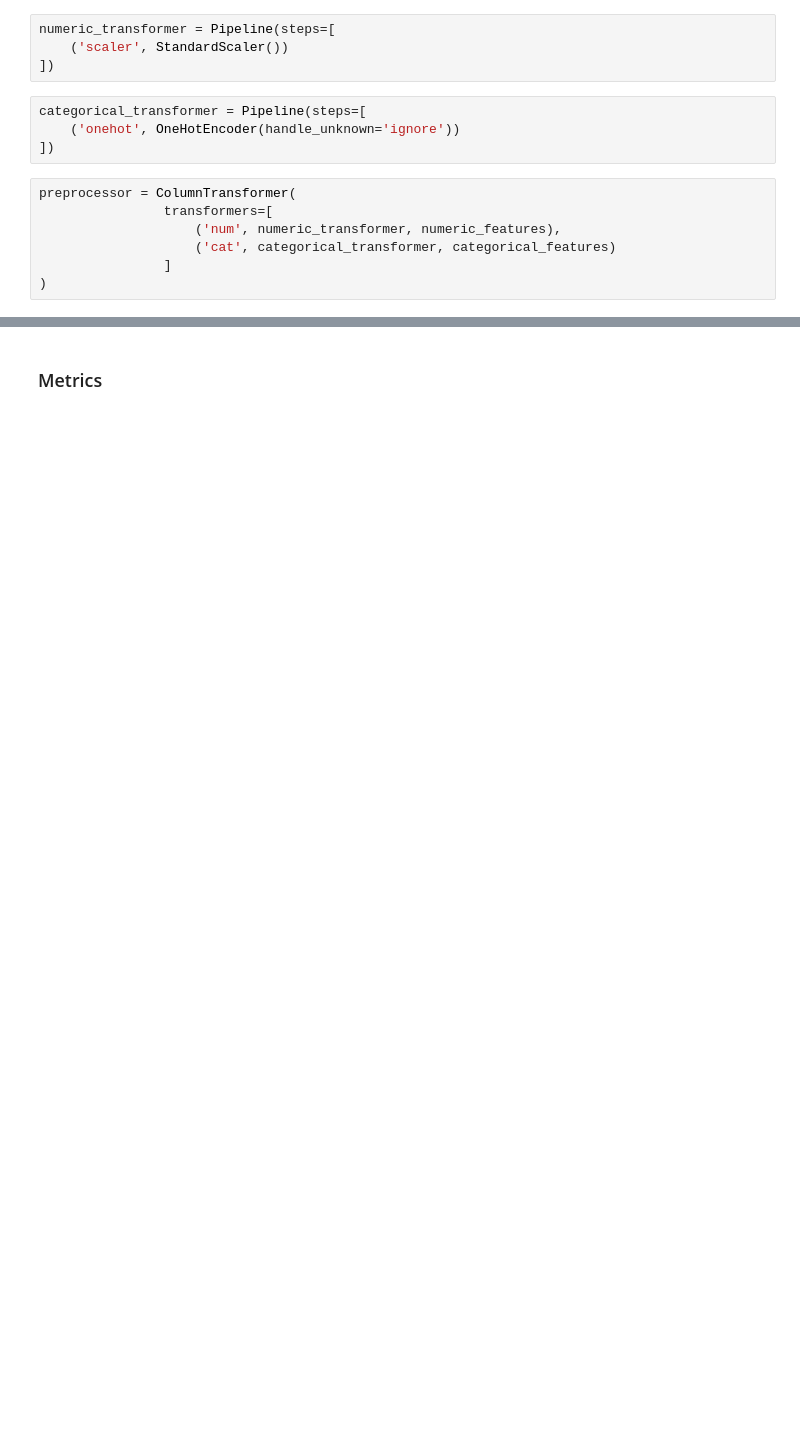
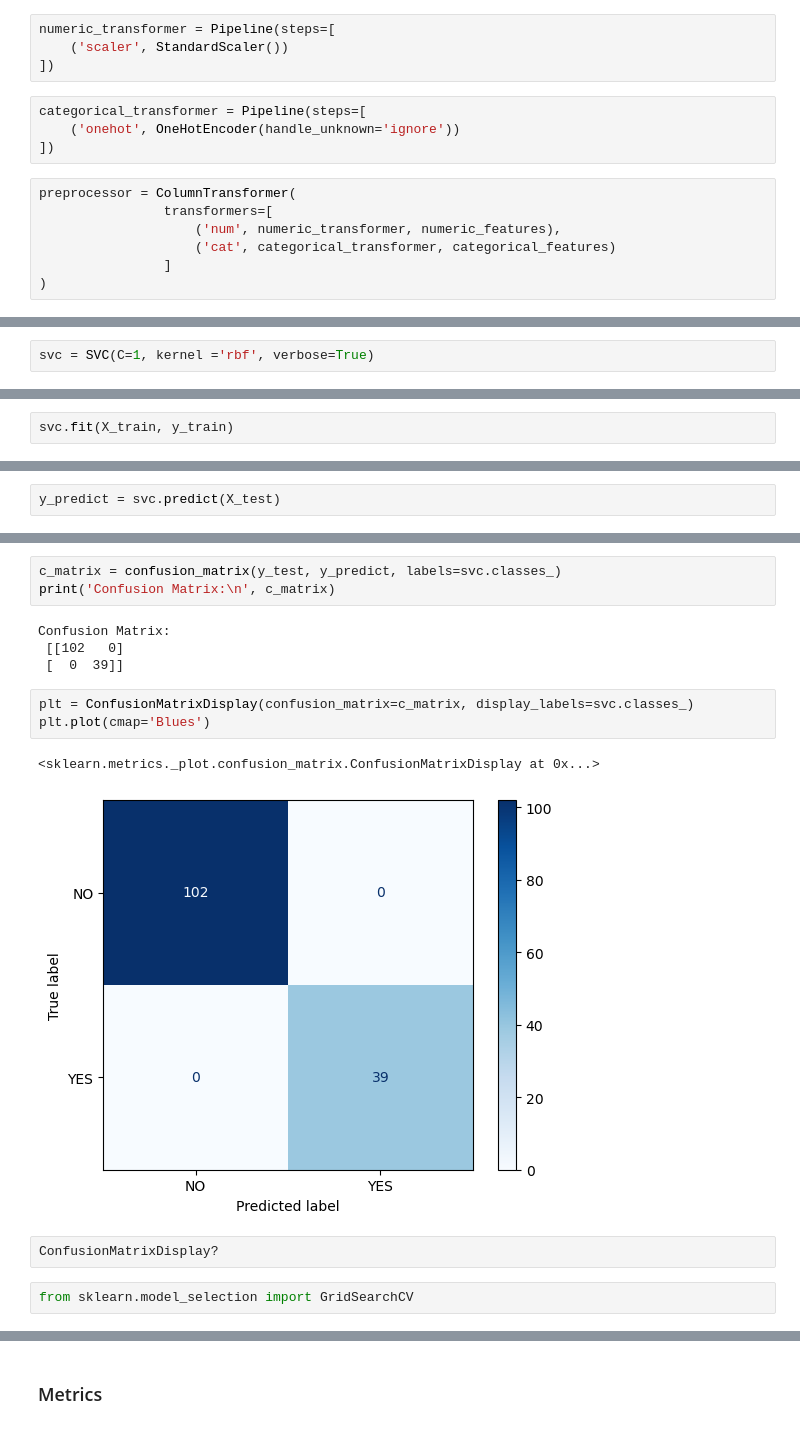
Before and after one commit to axt0895/ML_Project, a Jupyter notebook: Autism-Detection.ipynb, the cells around one changed output, grey strips where cells are left out. Drawn from its saved outputs; the diff is of its cells as text; blank space fills up the shorter version.

```diff
--- a/Autism-Detection.ipynb
+++ b/Autism-Detection.ipynb
@@ -235,0 +321,2 @@ pipeline = Pipeline(steps=[
+# %%
+svc = SVC(C=1, kernel ='rbf', verbose=True)
@@ -235,0 +327,2 @@ pipeline = Pipeline(steps=[
+# %%
+svc.fit(X_train, y_train)
@@ -235,0 +336,2 @@ pipeline = Pipeline(steps=[
+# %%
+y_predict = svc.predict(X_test)
@@ -235,0 +355,17 @@ pipeline = Pipeline(steps=[
+# %%
+c_matrix = confusion_matrix(y_test, y_predict, labels=svc.classes_)
+print('Confusion Matrix:\n', c_matrix)
+# %% [output]
+Confusion Matrix:
+ [[102   0]
+ [  0  39]]
+# %%
+plt = ConfusionMatrixDisplay(confusion_matrix=c_matrix, display_labels=svc.classes_)
+plt.plot(cmap='Blues')
+# %% [output]
+<sklearn.metrics._plot.confusion_matrix.ConfusionMatrixDisplay at 0x...>
+[figure, added]
+# %%
+ConfusionMatrixDisplay?
+# %%
+from sklearn.model_selection import GridSearchCV
```
Also changed, not shown: parts of 68 cells of this notebook, 8 other files.
